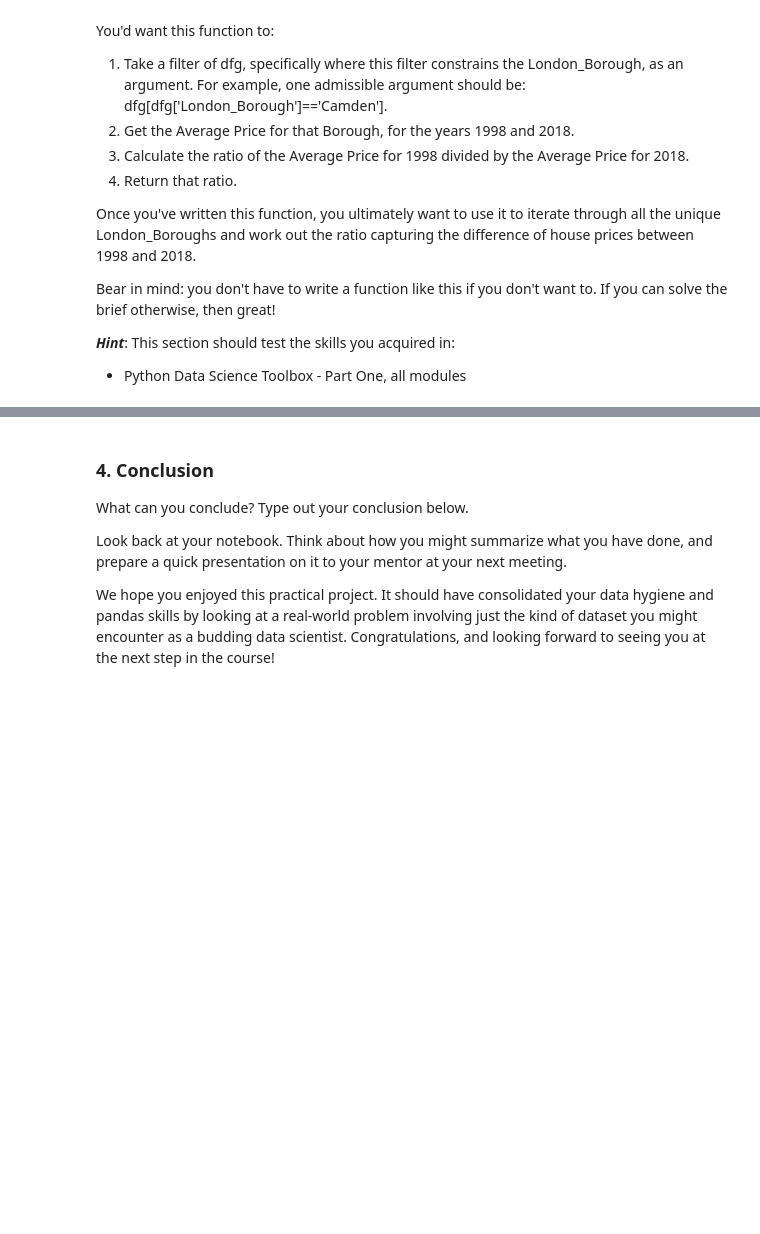
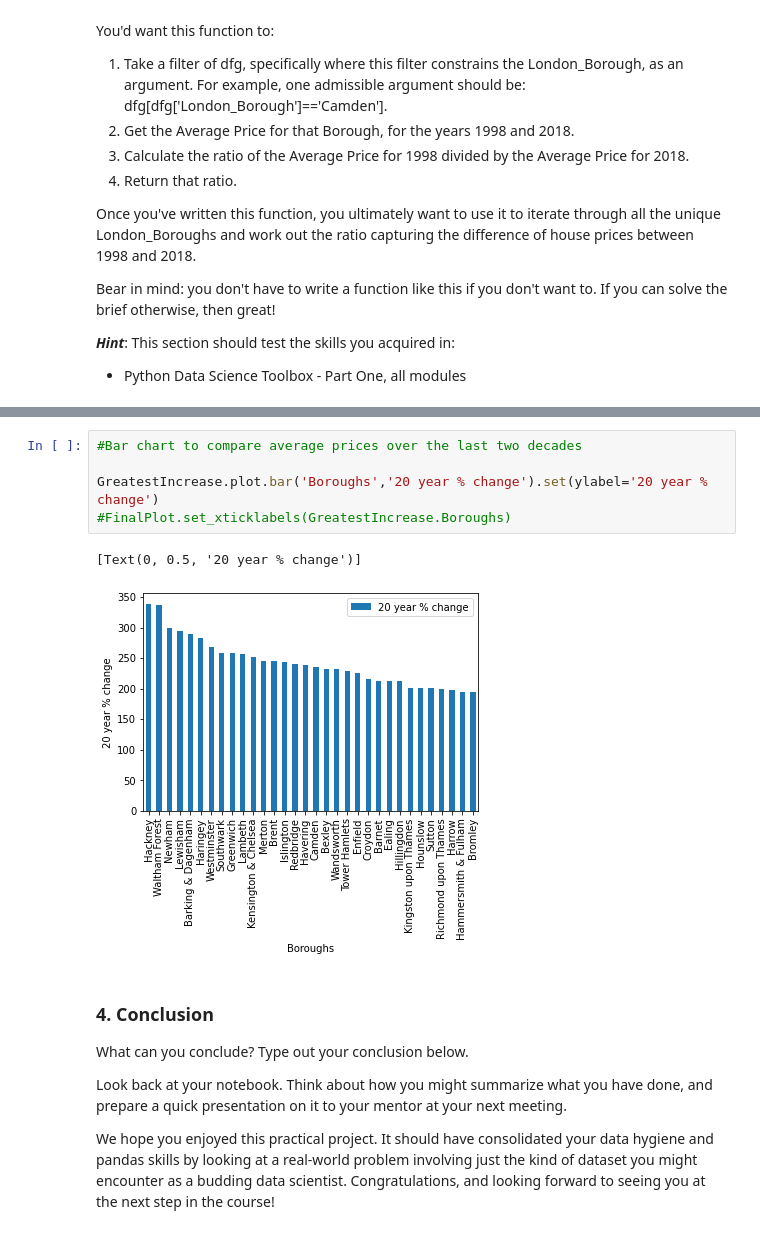
Before and after one commit to asridharan-phl/Springboard, a Jupyter notebook: Unit 4 Challenge - Tier 3 ASridharan.ipynb, the cells around one changed output, grey strips where cells are left out. Drawn from its saved outputs; the diff is of its cells as text; blank space fills up the shorter version.

```diff
--- a/Unit 4 Challenge - Tier 3 ASridharan.ipynb
+++ b/Unit 4 Challenge - Tier 3 ASridharan.ipynb
@@ -397,3 +553,11 @@ Bear in mind: you don't have to write a function like this if you don't want to.
+# %%
+#Bar chart to compare average prices over the last two decades
+
+GreatestIncrease.plot.bar('Boroughs','20 year % change').set(ylabel='20 year % change')
+#FinalPlot.set_xticklabels(GreatestIncrease.Boroughs)
+# %% [output]
+[Text(0, 0.5, '20 year % change')]
+[figure, added]
 # %% [markdown]
 ### 4. Conclusion
 What can you conclude? Type out your conclusion below.
```
Also changed, not shown: parts of 23 cells of this notebook.
